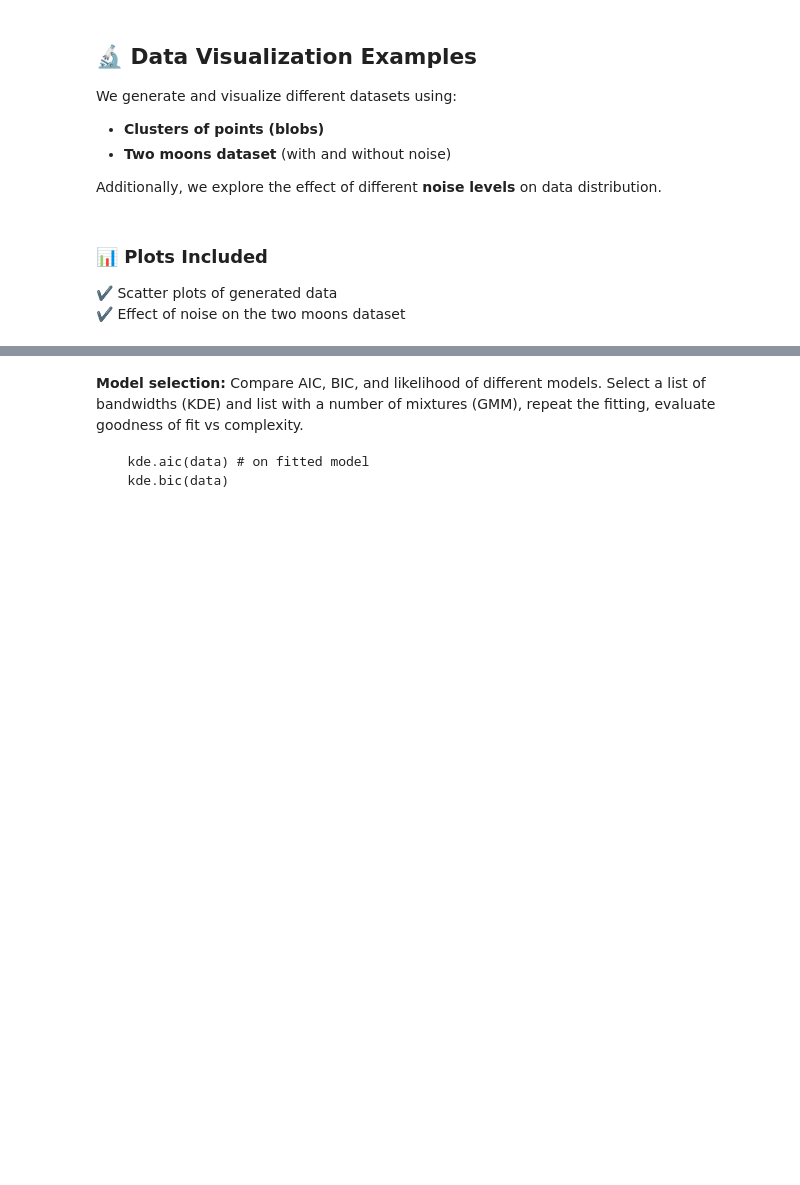
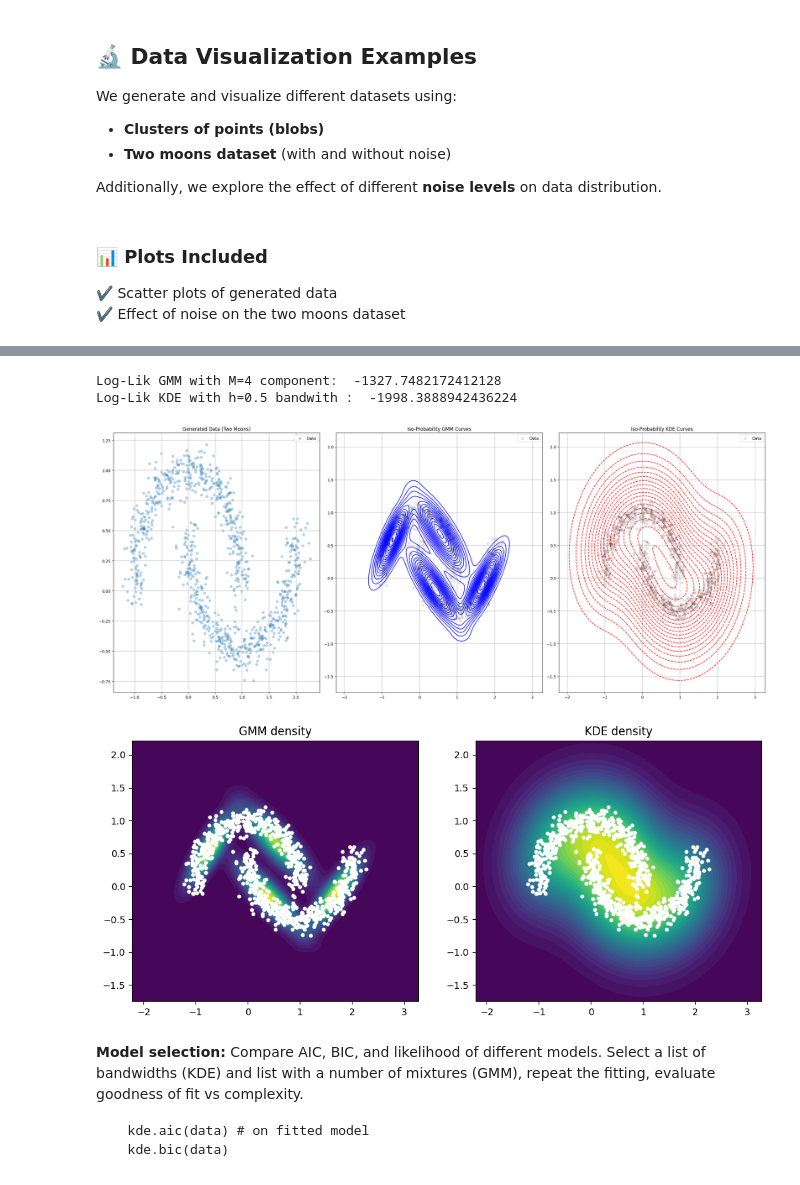
Before and after one commit to supsi-dacd-isaac/TeachDecisionMakingUncertainty, a Jupyter notebook: excercice_model_fitting_and_selection.ipynb, the cells around one changed output, grey strips where cells are left out. Saved outputs shown, nothing was run; the diff lists cells and outputs as text; code cells hidden in the pictures; blank space fills up the shorter version.

```diff
--- a/excercice_model_fitting_and_selection.ipynb
+++ b/excercice_model_fitting_and_selection.ipynb
@@ -163,3 +302,23 @@ GMM.fit(data) # fit the model
+# %%
+M = 4 # MORE MIXTURES -> MORE REPRESENTATRION POWER -> MORE COMPLEX -> RISK OVERFITTING
+GMM = GaussianMixture(n_components=M, covariance_type='full', random_state=42)
+GMM.fit(data) # fit the model
+
+h = 0.5 # LOWER BANDWIDTH -> LESS SMOOTHING -> RISK OF OVERFITTING
+KDE = KernelDensity(kernel='gaussian', bandwidth=h)
+KDE.fit(data)
+
+# apply logliklihood method, print log-lik scores
+LL_GMM_per_sample, LL_KDE_per_sample, LL_GMM, LL_KDE = evaluate_log_likelihood(GMM, KDE, data)
+
+
+#visualize
+plot_iso_probability_curves(GMM, KDE, data)
+# %% [output]
+Log-Lik GMM with M=4 component:  -1327.7482172412128
+Log-Lik KDE with h=0.5 bandwith :  -1998.3888942436224
+[figure, added]
+[figure, added]
 # %% [markdown]
 
 
```
Also changed, not shown: parts of 11 cells of this notebook.
